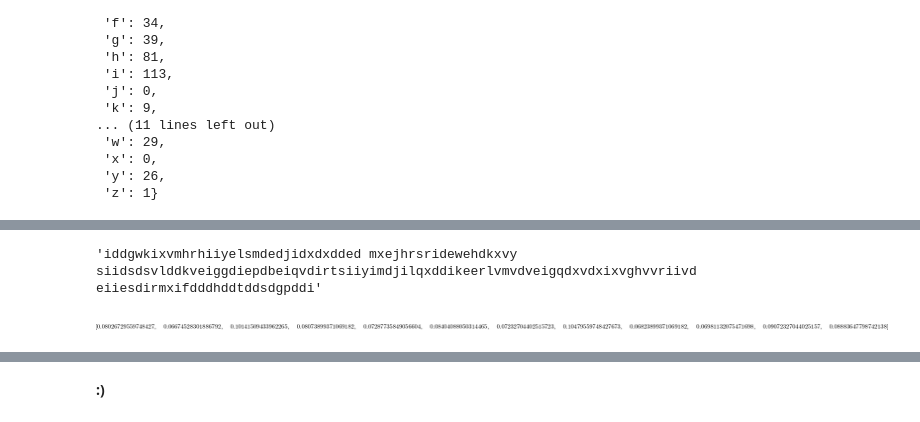
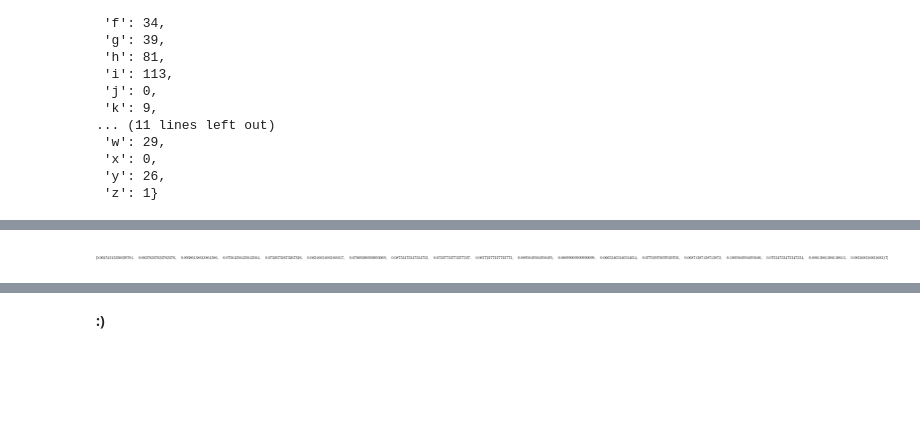
Before and after one commit to massimo-nocentini/scratchpad, a Jupyter notebook: chapters/crypto/vigenere-cryptoanalysis.ipynb, the cells around one changed output, grey strips where cells are left out. Drawn from its saved outputs; the diff is of its cells as text; code cells hidden in the pictures; blank space fills up the shorter version.

Commit message:
Refactor the code and find by cases an example that ins't completely solved :S

```diff
--- a/chapters/crypto/vigenere-cryptoanalysis.ipynb
+++ b/chapters/crypto/vigenere-cryptoanalysis.ipynb
@@ -84,9 +86,11 @@ Let $k \in \left(\frac{\mathbb{Z}}{n\mathbb{Z}}\right)^{m}$ be a *key* of length
 # %%
-def generate_random_key(alphabet=A):
-    length = randint(0,floor(len(alphabet)/2))
+def generate_random_key(max_length, alphabet=A):
+    # the minimum length of the key is 3 to build interesting cases
+    length = randint(3, max_length)
     key = [0] * length
+    # -1 in the following max limit because it is inclusive in the sense of `randint`.
     for i in range(length): key[i] = randint(0, len(alphabet)-1)
     return key
 
 #key = encode("ericsmullyan")
-secret_key = generate_random_key(A)
+secret_key = generate_random_key(floor(len(encoded_plain_text)/32))
@@ -185,34 +216,7 @@ spreaded = spread(cipher_text, 12)
-# %%
-c = col(spreaded,2,True)
-c
-# %% [output]
-'iddgwkixvmhrhiiyelsmdedjidxdxdded mxejhrsridewehdkxvy siidsdsvlddkveiggdiepdbeiqvdirtsiiyimdjilqxddikeerlvmvdveigqdxvdxixvghvvriivd eiiesdirmxifdddhddtddsdgpddi'
-# %%
-def analyze(cipher_text):
-    res = {}
-    # we discard the case where the key length equals the
-    # length of the cipher text, since it is the case of
-    # OneTimePad chiper, which is unbreakable!
-    for d in range(2, len(cipher_text)):
-        spreaded = spread(cipher_text, d)
-        res[d] = []
-        for c in range(d):
-            column = col(spreaded, c)
-            freqs = frequencies(column)
-            ci = coincidence_index(freqs)
-            if ci: res[d].append(ci)
-    return res
-
-def guess_key_length(analysis, threshold=0.06):
-    candidates = {}
-    for k,v in analysis.items():
-        cs = list(filter(lambda i: i > threshold, v))
-        if cs and len(cs) > ceiling(k/2): candidates[k] = cs
-    return candidates
 # %%
 analysis = analyze(cipher_text)
 # %%
-probing_key_length = 12
+probing_key_length = 19
 guess_key_length(analysis)[probing_key_length]
 # %% [output]
-[figure, old version]
+[figure, new version]
```
Also changed, not shown: parts of 20 cells of this notebook.
